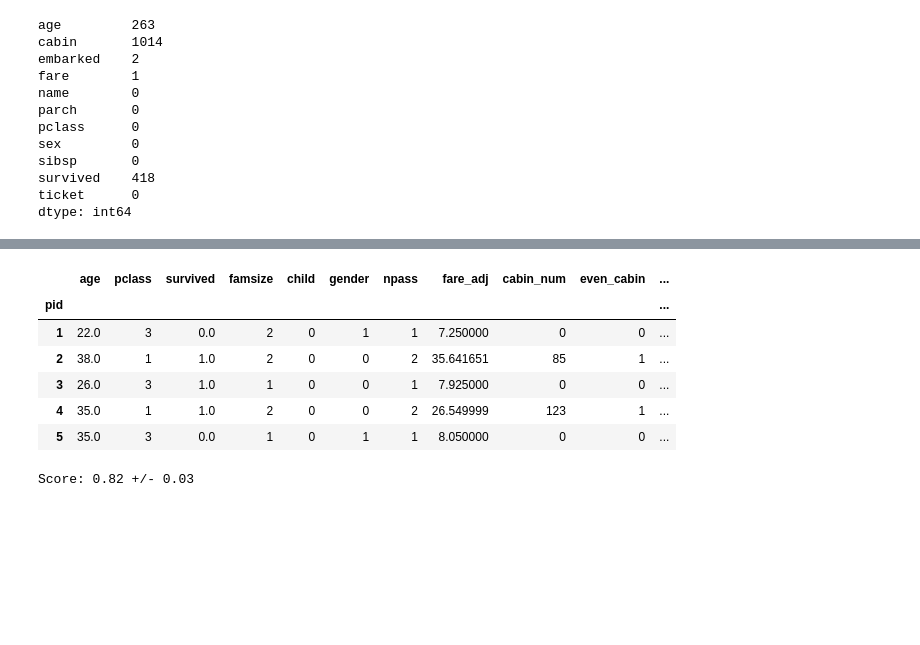
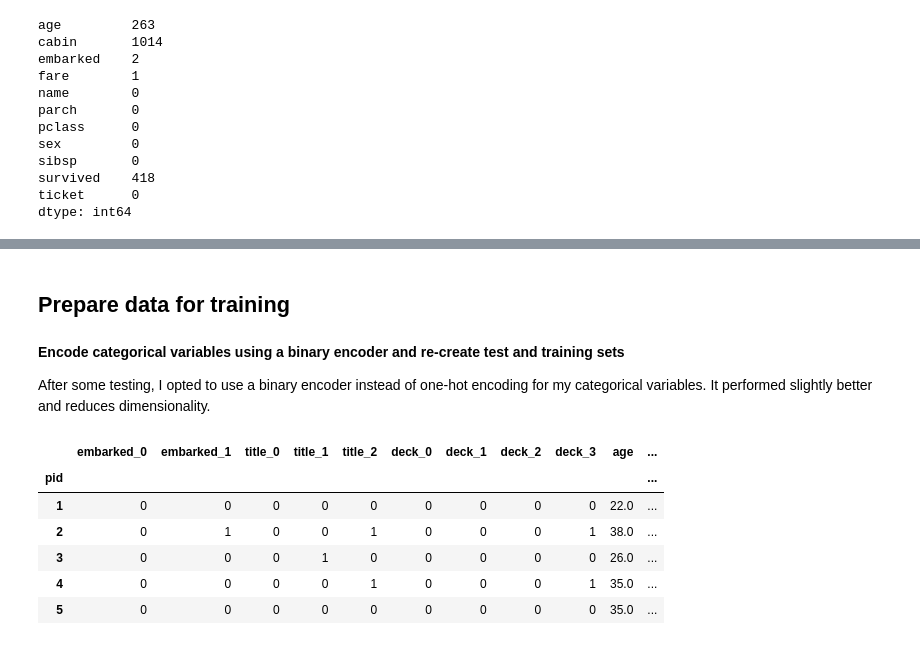
Before and after one commit to joshtemple/titanic, a Jupyter notebook: analysis.ipynb, the cells around one changed output, grey strips where cells are left out. Cells and saved outputs as stored; diff of their text form; code cells hidden in the pictures; blank space fills up the shorter version.

```diff
--- a/analysis.ipynb
+++ b/analysis.ipynb
@@ -138,28 +155,25 @@ plt.show()
-# %%
-# ENCODE DECK AS ORDINAL, TICEKTGROUP SIZE
-
-encoded = full.drop(['fare', 'cabin', 'name', 'surname', 'ticket', 'sex', 'sibsp', 'parch'], axis=1)
-encoded = pd.get_dummies(encoded)
-
-train = encoded[~encoded['survived'].isnull()]
-train.head()
-# %% [output]
-|  | age | pclass | survived | famsize | child | gender | npass | fare_adj | cabin_num | even_cabin | ... |
-| pid |  |  |  |  |  |  |  |  |  |  | ... |
-| 1 | 22.0 | 3 | 0.0 | 2 | 0 | 1 | 1 | 7.250000 | 0 | 0 | ... |
-| 2 | 38.0 | 1 | 1.0 | 2 | 0 | 0 | 2 | 35.641651 | 85 | 1 | ... |
-| 3 | 26.0 | 3 | 1.0 | 1 | 0 | 0 | 1 | 7.925000 | 0 | 0 | ... |
-| 4 | 35.0 | 1 | 1.0 | 2 | 0 | 0 | 2 | 26.549999 | 123 | 1 | ... |
-| 5 | 35.0 | 3 | 0.0 | 1 | 0 | 1 | 1 | 8.050000 | 0 | 0 | ... |
-# %%
-y = train['survived']
-x = train.drop('survived', axis=1)
-
-seed = 10
-clf = RandomForestClassifier(n_estimators=50, random_state=seed)
-clf.fit(x, y)
-
-scores = cross_val_score(clf, x, y, cv=5)
-print('Score: {:.2f} +/- {:.2f}'.format(np.mean(scores), np.std(scores)))
-# %% [output]
-Score: 0.82 +/- 0.03
+# %% [markdown]
+## Prepare data for training
+# %% [markdown]
+**Encode categorical variables using a binary encoder and re-create test and training sets**
+
+After some testing, I opted to use a binary encoder instead of one-hot encoding for my categorical variables. It performed slightly better and reduces dimensionality.
+# %%
+encoded = full.drop(['fare', 'cabin', 'name', 'surname', 'ticket', 'sex', 'sibsp', 'parch'], axis=1)
+encoder = ce.BinaryEncoder()
+y = encoded['survived']
+X = encoded.drop('survived', axis=1)
+encoder.fit(X, y)
+X_encoded = encoder.transform(X)
+X_train = X_encoded[~y.isnull()]
+y_train = y[~y.isnull()]
+X_test = X_encoded[y.isnull()]
+X_train.head()
+# %% [output]
+|  | embarked_0 | embarked_1 | title_0 | title_1 | title_2 | deck_0 | deck_1 | deck_2 | deck_3 | age | ... |
+| pid |  |  |  |  |  |  |  |  |  |  | ... |
+| 1 | 0 | 0 | 0 | 0 | 0 | 0 | 0 | 0 | 0 | 22.0 | ... |
+| 2 | 0 | 1 | 0 | 0 | 1 | 0 | 0 | 0 | 1 | 38.0 | ... |
+| 3 | 0 | 0 | 0 | 1 | 0 | 0 | 0 | 0 | 0 | 26.0 | ... |
+| 4 | 0 | 0 | 0 | 0 | 1 | 0 | 0 | 0 | 1 | 35.0 | ... |
+| 5 | 0 | 0 | 0 | 0 | 0 | 0 | 0 | 0 | 0 | 35.0 | ... |
```
Also changed, not shown: parts of 29 cells of this notebook.
